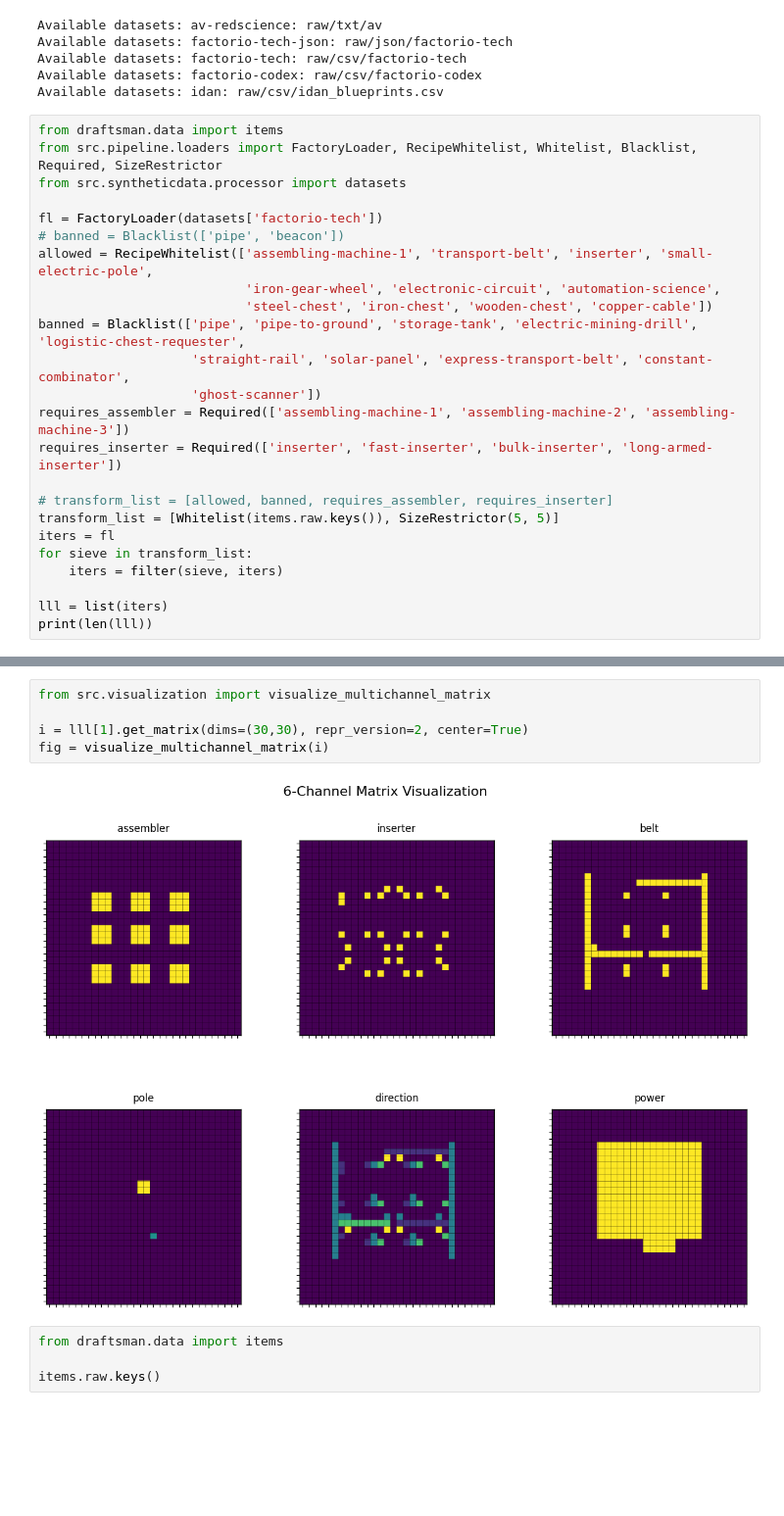
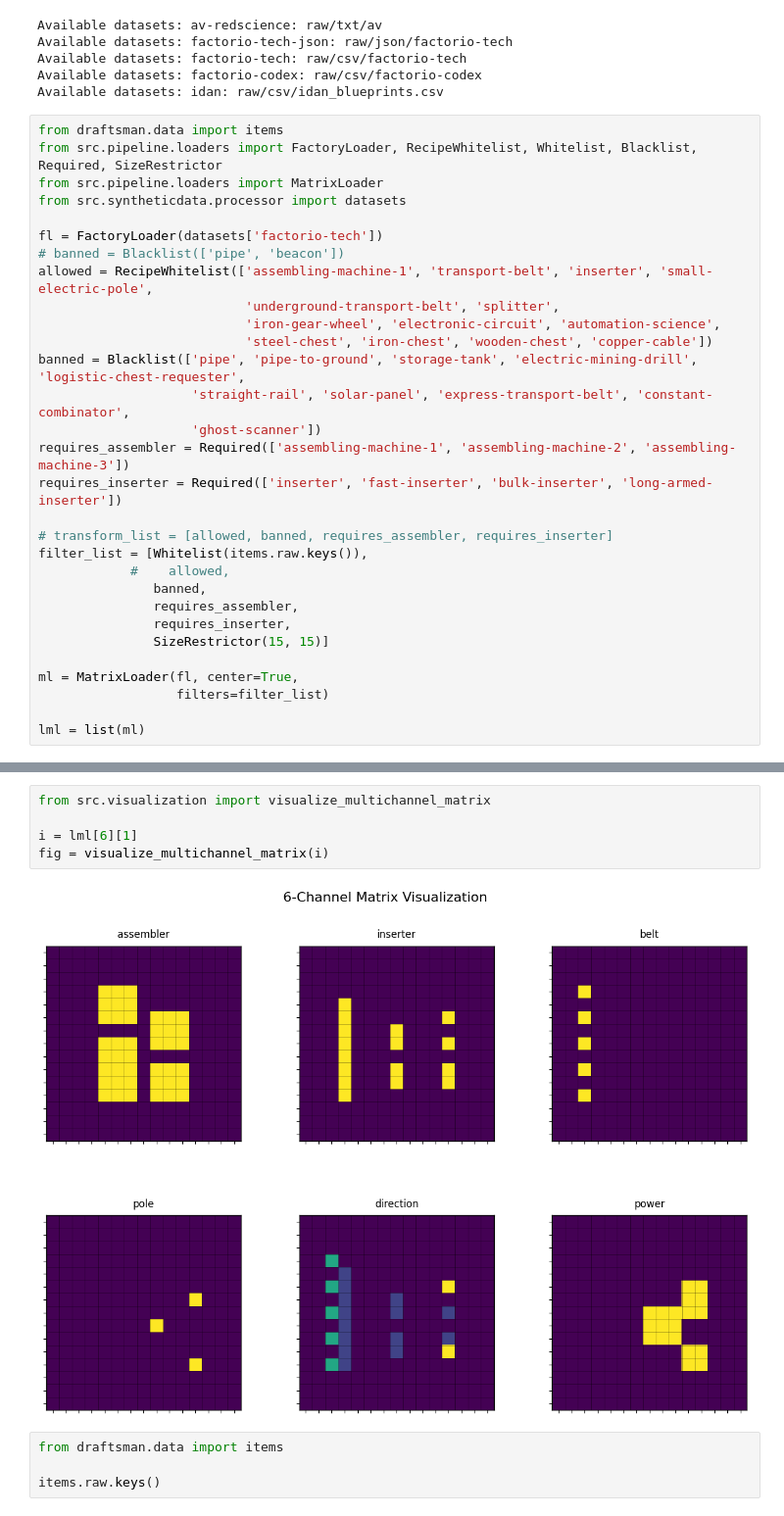
Before and after one commit to A-Vaillant/factorio-working-group, a Jupyter notebook: pipeline.ipynb, the cells around one changed output, grey strips where cells are left out. Shown: that part at 98% size. Saved outputs shown, nothing was run; the diff lists cells and outputs as text; blank space fills up the shorter version.

Commit message:
MatrixLoader can now run filters.
This is the kind of code I have to be prevented from doing.
But alas, no one can contain my code.

```diff
--- a/pipeline.ipynb
+++ b/pipeline.ipynb
@@ -16,11 +16,13 @@ Available datasets: idan: raw/csv/idan_blueprints.csv
 # %%
 from draftsman.data import items
 from src.pipeline.loaders import FactoryLoader, RecipeWhitelist, Whitelist, Blacklist, Required, SizeRestrictor
+from src.pipeline.loaders import MatrixLoader
 from src.syntheticdata.processor import datasets
 
 fl = FactoryLoader(datasets['factorio-tech'])
 # banned = Blacklist(['pipe', 'beacon'])
 allowed = RecipeWhitelist(['assembling-machine-1', 'transport-belt', 'inserter', 'small-electric-pole',
+                           'underground-transport-belt', 'splitter',
                            'iron-gear-wheel', 'electronic-circuit', 'automation-science',
                            'steel-chest', 'iron-chest', 'wooden-chest', 'copper-cable'])
 banned = Blacklist(['pipe', 'pipe-to-ground', 'storage-tank', 'electric-mining-drill', 'logistic-chest-requester',
@@ -30,13 +32,17 @@ requires_assembler = Required(['assembling-machine-1', 'assembling-machine-2', '
 requires_inserter = Required(['inserter', 'fast-inserter', 'bulk-inserter', 'long-armed-inserter'])
 
 # transform_list = [allowed, banned, requires_assembler, requires_inserter]
-transform_list = [Whitelist(items.raw.keys()), SizeRestrictor(5, 5)]
-iters = fl
-for sieve in transform_list:
-    iters = filter(sieve, iters)
+filter_list = [Whitelist(items.raw.keys()),
+            #    allowed,
+               banned,
+               requires_assembler,
+               requires_inserter,
+               SizeRestrictor(15, 15)]
 
-lll = list(iters)
-print(len(lll))
+ml = MatrixLoader(fl, center=True,
+                  filters=filter_list)
+
+lml = list(ml)
 # %% [output]
 WARNING:root:Malformed blueprint string detected for https://factorioblueprints.tech/blueprint/30b2b760-d387-4d17-b712-6a85786a3bd3. Skipping.
 WARNING:root:Malformed blueprint string detected for https://factorioblueprints.tech/blueprint/4a617e7e-e792-4ba4-baf1-9ded461ea6bf. Skipping.
@@ -44,10 +53,10 @@ WARNING:root:Malformed blueprint string detected for https://factorioblueprints.
 # %%
 from src.visualization import visualize_multichannel_matrix
 
-i = lll[1].get_matrix(dims=(30,30), repr_version=2, center=True)
+i = lml[6][1]
 fig = visualize_multichannel_matrix(i)
 # %% [output]
-[figure, old version]
+[figure, new version]
 # %%
 from draftsman.data import items
 
```
Also changed, not shown: parts of 2 cells of this notebook, 2 other files.
